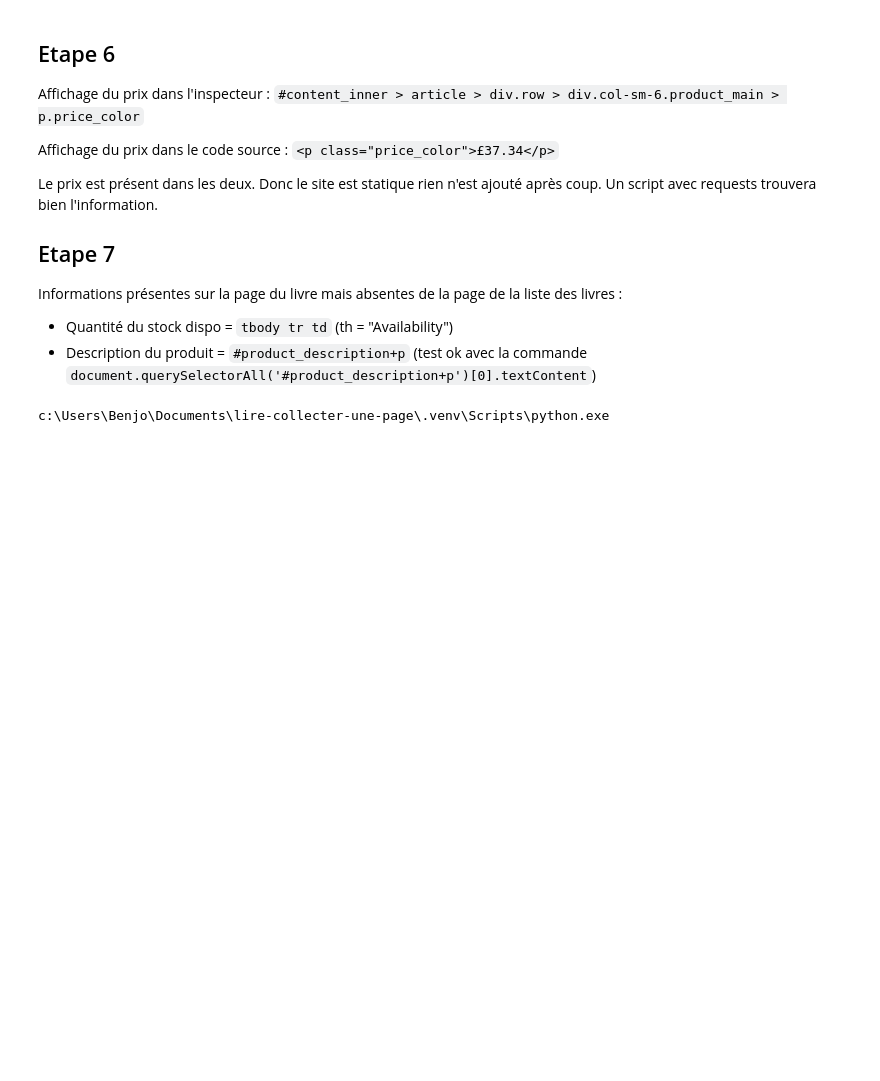
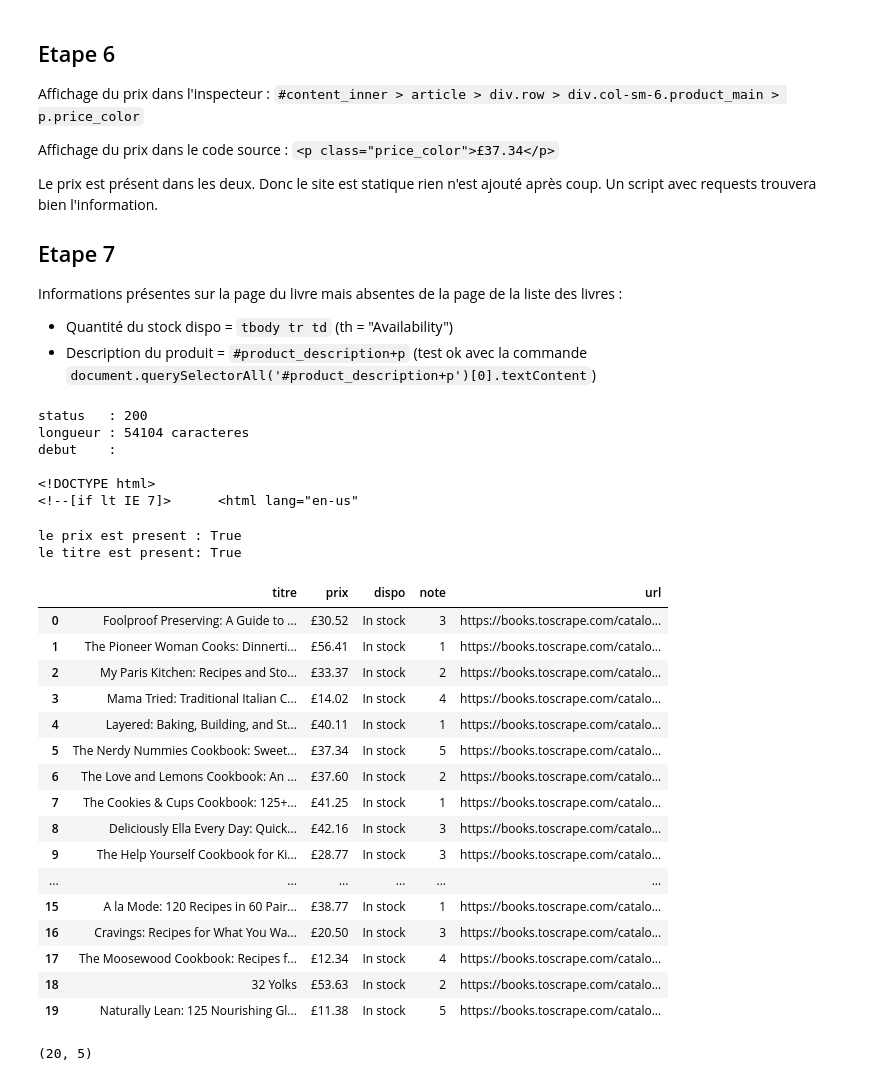
Before and after one commit to benjaminfontes/lire-collecter-une-page, a Jupyter notebook: notebooks/collecte.ipynb, the cells around one changed output. Cells and saved outputs as stored; diff of their text form; code cells hidden in the pictures; blank space fills up the shorter version.

```diff
--- a/notebooks/collecte.ipynb
+++ b/notebooks/collecte.ipynb
@@ -54,5 +54,32 @@ Informations présentes sur la page du livre mais absentes de la page de la list
 -  Quantité du stock dispo = `tbody tr td` (th = "Availability")
 -  Description du produit = `#product_description+p` (test ok avec la commande `document.querySelectorAll('#product_description+p')[0].textContent`)
 # %%
+# Etape 1
+import requests
+
+URL = "https://books.toscrape.com/catalogue/category/books/food-and-drink_33/index.html"
+
+ENTETES = {"User-Agent": "bootcamp-data/1.0 (fontes.benjamin@gmail.com)"}
+
+r = requests.get(URL, headers=ENTETES, timeout=10)
+
+r.encoding = "utf-8"
+
+print("status   :", r.status_code)
+print("longueur :", len(r.text), "caracteres")
+print("debut    :", r.text[:60])
 # %% [output]
-c:\Users\Benjo\Documents\lire-collecter-une-page\.venv\Scripts\python.exe
+status   : 200
+longueur : 54104 caracteres
+debut    :
+
+<!DOCTYPE html>
+<!--[if lt IE 7]>      <html lang="en-us"
+# %%
+# Test pour vérifier si la page visée est la bonne
+
+print("le prix est present :", "£30.52" in r.text)
+print("le titre est present:", "Foolproof" in r.text)
+# %% [output]
+le prix est present : True
+le titre est present: True
@@ -58,0 +89,51 @@ c:\Users\Benjo\Documents\lire-collecter-une-page\.venv\Scripts\python.exe
+# %%
+from urllib.parse import urljoin
+import pandas as pd
+
+# Traduction des notes en chiffres
+NOTES = {"One": 1, "Two": 2, "Three": 3, "Four": 4, "Five": 5}
+
+lignes = []
+
+for fiche in fiches:
+   prix = fiche.select_one("p.price_color").get_text(strip=True)        # Contenu d'une balise
+   dispo = fiche.select_one("p.instock").get_text(strip=True)           # Contenu d'une balise
+   lien_h3 = fiche.select_one("h3 a")                                   # Attribut
+   titre = lien_h3["title"]                                             # Attribut
+   href = lien_h3["href"]                                               # Attribut
+   classes = fiche.select_one("p.star-rating")["class"]                 # Lire une classe
+   note = NOTES[classes[1]]
+   lignes.append({
+        "titre": titre,
+        "prix": prix,
+        "dispo": dispo,
+        "note": note,
+        "url": urljoin(URL, href)
+    }
+    )
+
+df = pd.DataFrame(lignes)
+df
+# %% [output]
+|  | titre | prix | dispo | note | url |
+| 0 | Foolproof Preserving: A Guide to ... | £30.52 | In stock | 3 | https://books.toscrape.com/catalo... |
+| 1 | The Pioneer Woman Cooks: Dinnerti... | £56.41 | In stock | 1 | https://books.toscrape.com/catalo... |
+| 2 | My Paris Kitchen: Recipes and Sto... | £33.37 | In stock | 2 | https://books.toscrape.com/catalo... |
+| 3 | Mama Tried: Traditional Italian C... | £14.02 | In stock | 4 | https://books.toscrape.com/catalo... |
+| 4 | Layered: Baking, Building, and St... | £40.11 | In stock | 1 | https://books.toscrape.com/catalo... |
+| 5 | The Nerdy Nummies Cookbook: Sweet... | £37.34 | In stock | 5 | https://books.toscrape.com/catalo... |
+| 6 | The Love and Lemons Cookbook: An ... | £37.60 | In stock | 2 | https://books.toscrape.com/catalo... |
+| 7 | The Cookies & Cups Cookbook: 125+... | £41.25 | In stock | 1 | https://books.toscrape.com/catalo... |
+| 8 | Deliciously Ella Every Day: Quick... | £42.16 | In stock | 3 | https://books.toscrape.com/catalo... |
+| 9 | The Help Yourself Cookbook for Ki... | £28.77 | In stock | 3 | https://books.toscrape.com/catalo... |
+| ... | ... | ... | ... | ... | ... |
+| 15 | A la Mode: 120 Recipes in 60 Pair... | £38.77 | In stock | 1 | https://books.toscrape.com/catalo... |
+| 16 | Cravings: Recipes for What You Wa... | £20.50 | In stock | 3 | https://books.toscrape.com/catalo... |
+| 17 | The Moosewood Cookbook: Recipes f... | £12.34 | In stock | 4 | https://books.toscrape.com/catalo... |
+| 18 | 32 Yolks | £53.63 | In stock | 2 | https://books.toscrape.com/catalo... |
+| 19 | Naturally Lean: 125 Nourishing Gl... | £11.38 | In stock | 5 | https://books.toscrape.com/catalo... |
+# %%
+# Vérification des dimensions du dataframe (lignes, colonnes)
+df.shape
+# %% [output]
+(20, 5)
```
Also changed, not shown: parts of 7 cells of this notebook.
